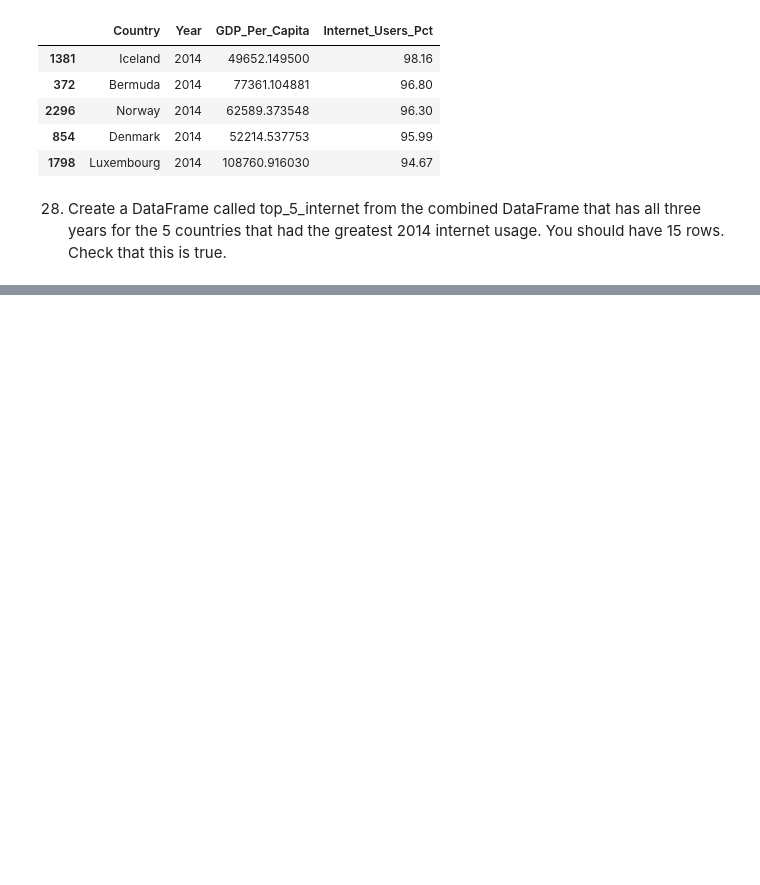
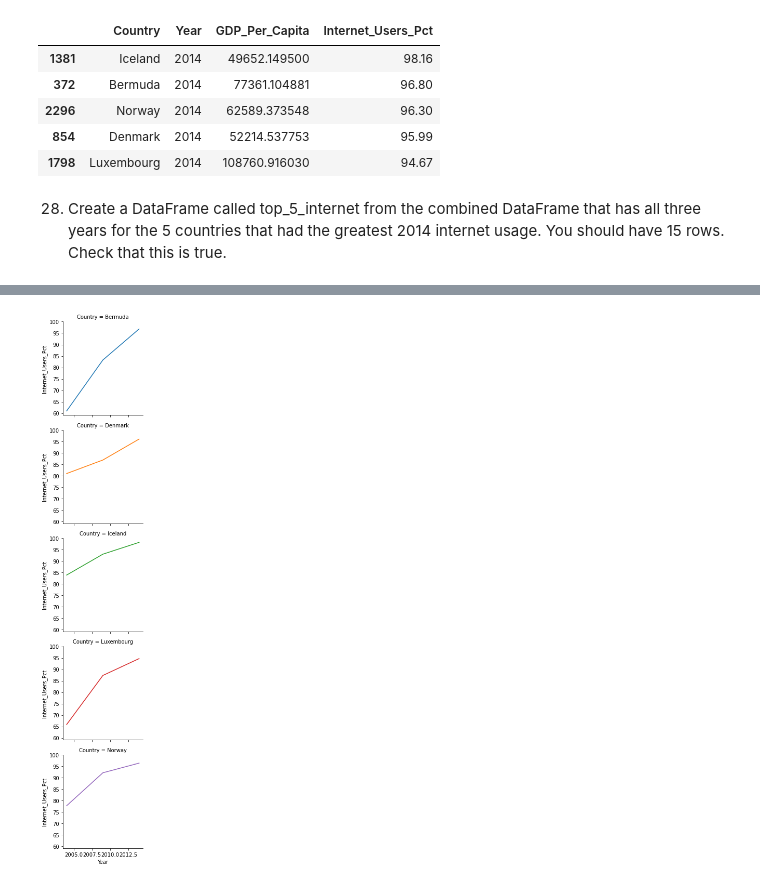
Before and after one commit to NSS-Data-Analytics-Cohort-7/gdp-and-internet-usage-csider0317, a Jupyter notebook: Notebooks/gdpproject.ipynb, the cells around one changed output, grey strips where cells are left out. Drawn from its saved outputs; the diff is of its cells as text; code cells hidden in the pictures; blank space fills up the shorter version.

```diff
--- a/Notebooks/gdpproject.ipynb
+++ b/Notebooks/gdpproject.ipynb
@@ -374,0 +392,6 @@ top_5_internet.nlargest(n=5, columns='Internet_Users_Pct')
+# %%
+graph = sns.FacetGrid(top_5_internet, row ="Country", hue = "Country" )
+graph.map(plt.plot, "Year", "Internet_Users_Pct" )
+plt.show()
+# %% [output]
+[figure, added]
```
Also changed, not shown: parts of 14 cells of this notebook.
